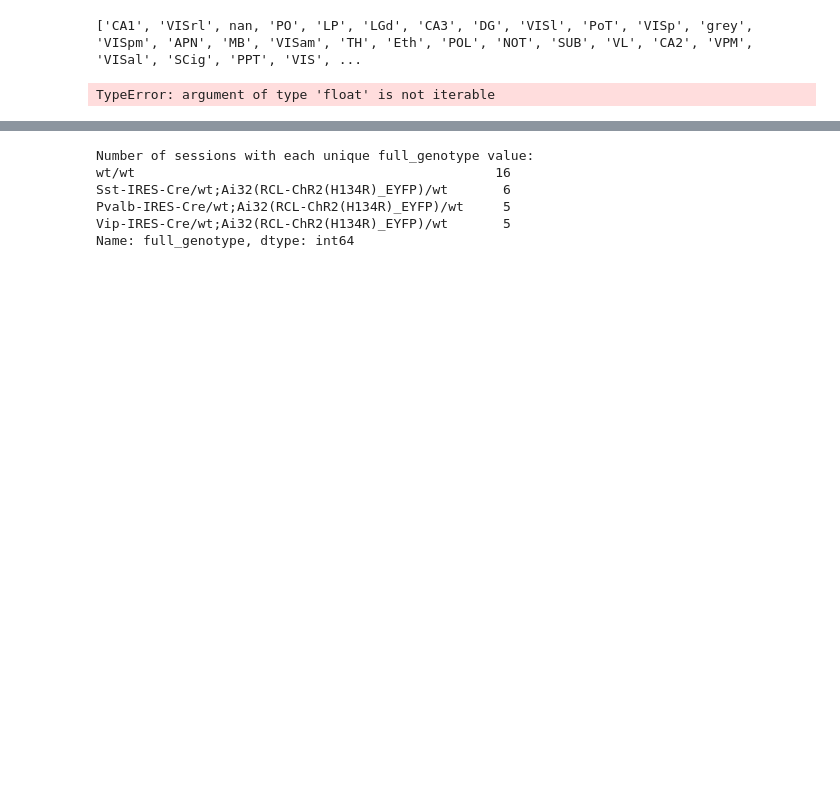
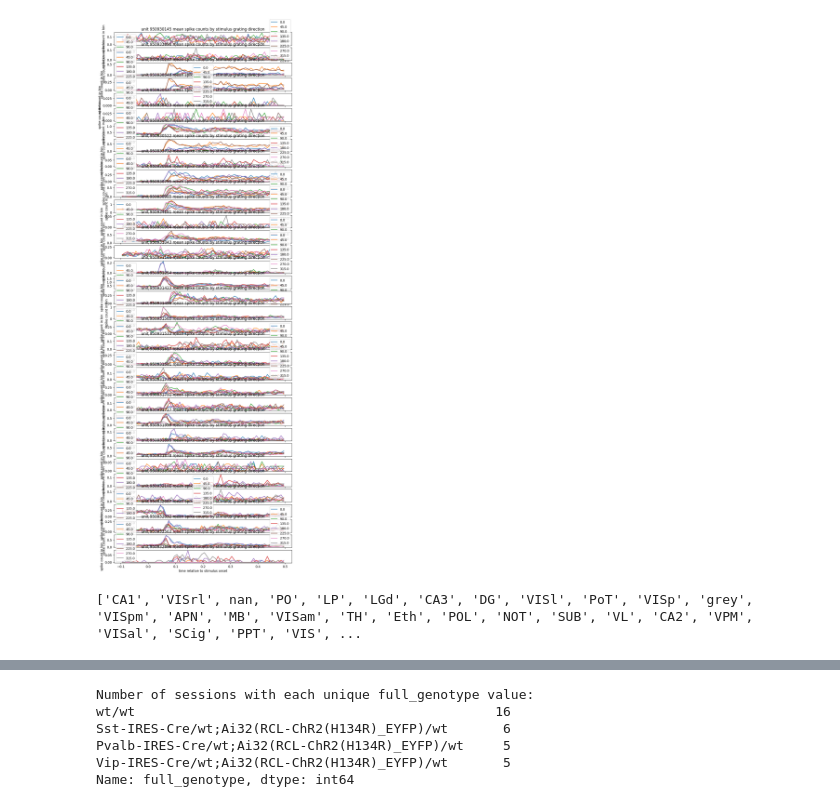
Before and after one commit to ecresp1el/swb_2023_ec_problemsworkshop, a Jupyter notebook: code/python_project_draft.ipynb, the cells around one changed output, grey strips where cells are left out. Saved outputs shown, nothing was run; the diff lists cells and outputs as text; code cells hidden in the pictures; blank space fills up the shorter version.

```diff
--- a/code/python_project_draft.ipynb
+++ b/code/python_project_draft.ipynb
@@ -39,0 +81,4 @@ sessions.head() #show the first 5 rows of the dataframe object
+# %%
+# grab distinct orientations (directions)
+unique_orientations = presentations.orientation.unique()
+unique_orientations.sort()
@@ -40,3 +104,22 @@ sessions.head() #show the first 5 rows of the dataframe object
+# %%
+unit_ids = session.units.query('snr > 2.5 & isi_violations < 0.5 & amplitude_cutoff < 0.1 & presence_ratio > 0.9 & ecephys_structure_acronym == @region').index.values
+# conver the unit_ids to a list of values
+unit_ids = unit_ids.tolist()
+# %%
+fig, ax = plt.subplots(len(unit_ids), 1, figsize=(10, 30))
+
+for i, unit_id in enumerate(unit_ids):
+    for orientation in unique_orientations:
+        trial_ids = presentations[presentations.orientation == orientation].index.values
+        data = spikes.loc[trial_ids, :, unit_id]
+        mean = data.mean(dim="stimulus_presentation_id")
+        ax[i].plot(data["time_relative_to_stimulus_onset"], mean, label=orientation)
+    ax[i].legend()
+    ax[i].set_xlabel("time relative to stimulus onset")
+    ax[i].set_ylabel("spike count in bin")
+    ax[i].set_title(f"unit {unit_id} mean spike counts by stimulus grating direction")
+# %% [output]
+[figure, added]
 # %%
 all_areas = []
 
@@ -46,16 +129,8 @@ for index, row in sessions.iterrows():
             all_areas.append(a)
 
 print(all_areas)
-
-#grab the indices of the sessions that have the area of interest with the word 'VIS' in it
-vis_indices = []
-for index, row in sessions.iterrows():
-    for a in row.ecephys_structure_acronyms:
-        if 'VIS' in a:
-            vis_indices.append(index)
 # %% [output]
 ['CA1', 'VISrl', nan, 'PO', 'LP', 'LGd', 'CA3', 'DG', 'VISl', 'PoT', 'VISp', 'grey', 'VISpm', 'APN', 'MB', 'VISam', 'TH', 'Eth', 'POL', 'NOT', 'SUB', 'VL', 'CA2', 'VPM', 'VISal', 'SCig', 'PPT', 'VIS', ...
-TypeError: argument of type 'float' is not iterable
 # %%
 #provide the number of unique specimens in the session table
 print('Number of unique specimens in the session table: ' + str(len(sessions.specimen_id.unique())))
```
Also changed, not shown: parts of 14 cells of this notebook.
